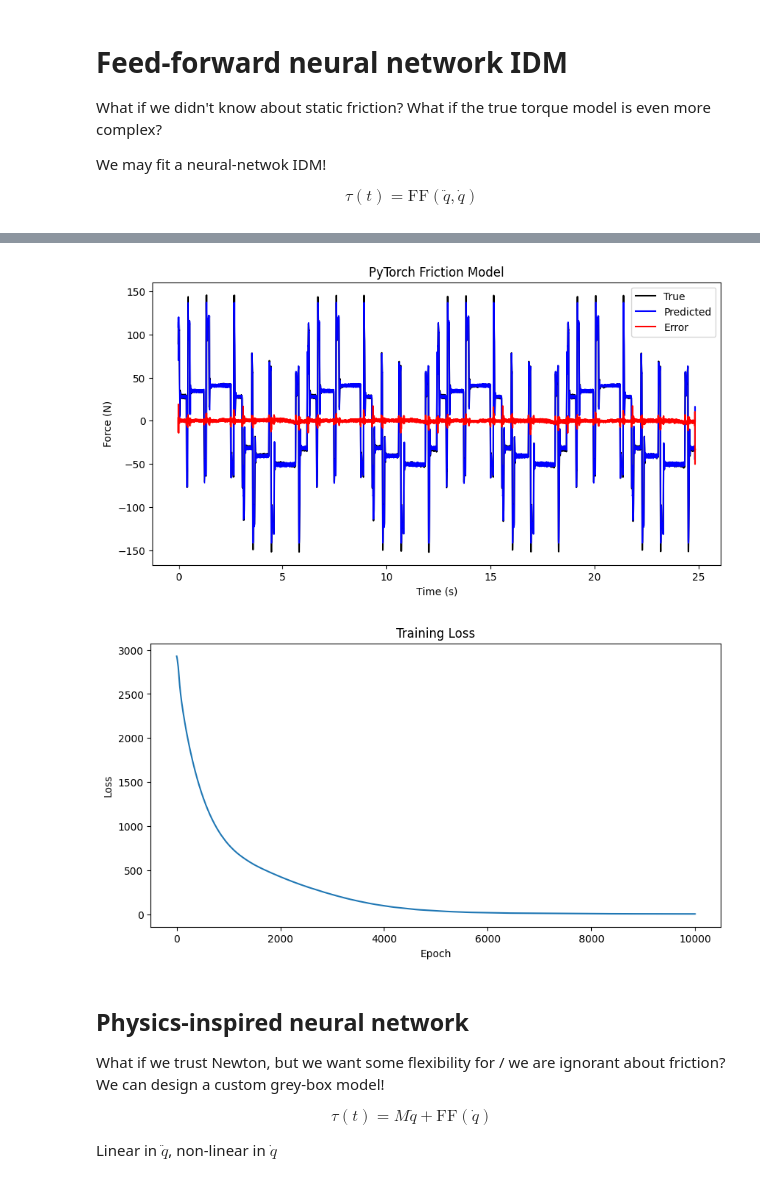
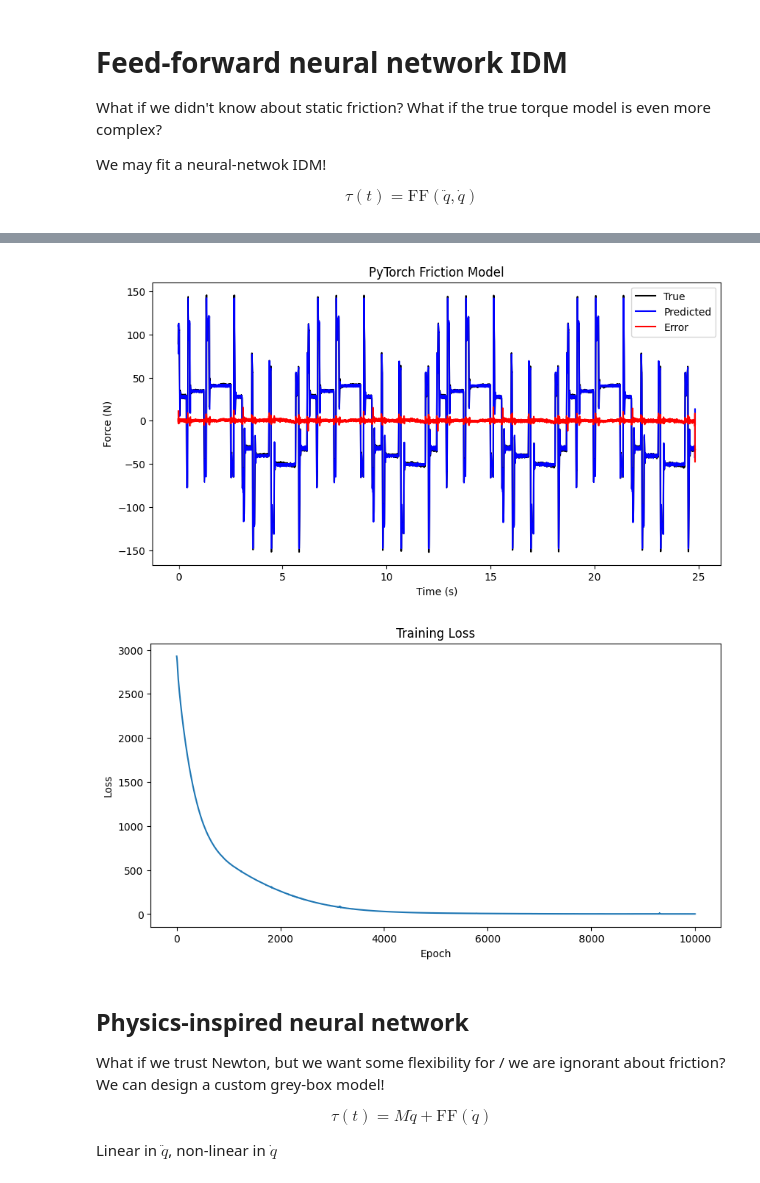
Before and after one commit to lorenzobauce/POLIMI-scripts, a Jupyter notebook: Machine Learning/Deep-Learning---ML-for-Mechanical-Systems-PoliMi-2025-main/FeedForward/emps_exercise.ipynb, the cells around one changed output, grey strips where cells are left out. Saved outputs shown, nothing was run; the diff lists cells and outputs as text; code cells hidden in the pictures.

```diff
--- a/Machine Learning/Deep-Learning---ML-for-Mechanical-Systems-PoliMi-2025-main/FeedForward/emps_exercise.ipynb
+++ b/Machine Learning/Deep-Learning---ML-for-Mechanical-Systems-PoliMi-2025-main/FeedForward/emps_exercise.ipynb
@@ -259,13 +259,15 @@ $$ \tau(t) = \mathrm{FF}(\ddot q, \dot q) $$
 class FrictionModel(nn.Module):
     def __init__(self):
         super(FrictionModel, self).__init__()
-        self.input = nn.Linear(2, 10)
+        self.input = nn.Linear(2, 32)
         self.acti = nn.Tanh()
-        self.layer1 = nn.Linear(10, 8)
+        self.layer1 = nn.Linear(32, 20)
         self.act1 = nn.Tanh()
-        self.layer2 = nn.Linear(8, 4)
+        self.layer2 = nn.Linear(20, 10)
         self.act2 = nn.Tanh()
-        self.output = nn.Linear(4, 1)
+        self.layer3 = nn.Linear(10, 6)
+        self.act3 = nn.Tanh()
+        self.output = nn.Linear(6, 1)
 
     def forward(self, x):
         x = self.input(x)
@@ -274,6 +276,8 @@ class FrictionModel(nn.Module):
         x = self.act1(x)
         x = self.layer2(x)
         x = self.act2(x)
+        x = self.layer3(x)
+        x = self.act3(x)
         x = self.output(x)
         return x
 
@@ -302,6 +306,8 @@ for epoch in tqdm(range(epochs)):
     LOSS.append(loss.item())
     if epoch % 1000 == 0:
         print(f'Epoch {epoch}, Loss: {loss.item()}')
+    if epoch == epochs-1:
+        print(f'Epoch {epoch}, Final Loss: {loss.item()}')
 
 # Model evaluation
 train_y_hat_torch = friction_model(train_X_feat_torch).detach().numpy()
@@ -338,5 +345,5 @@ Epoch 9000, Loss: 4.13716459274292
-[figure, old version]
+[figure, new version]
-[figure, old version]
+[figure, new version]
 # %% [markdown]
 ## Physics-inspired neural network
 
```
Also changed, not shown: parts of 1 cell of this notebook.
